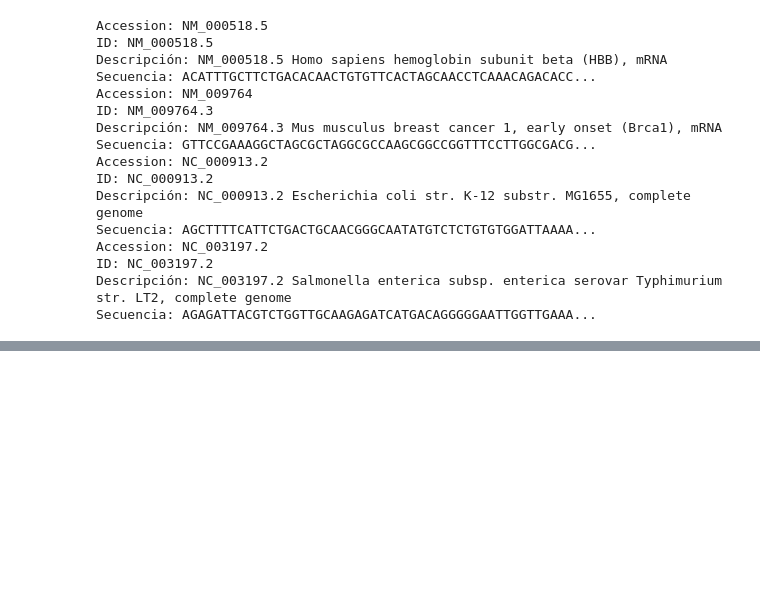
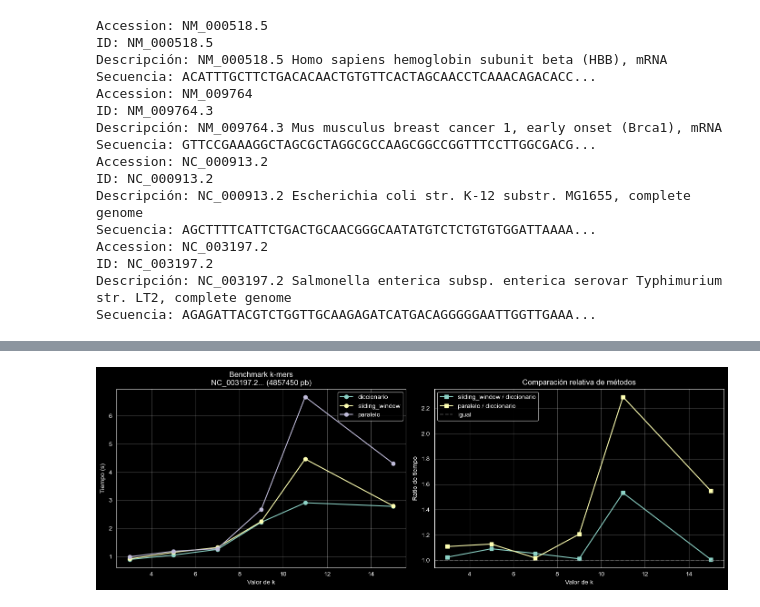
Before and after one commit to DiegoRivas1/bio-notebooks, a Jupyter notebook: 05_secuencias_kmers/notebook.ipynb, the cells around one changed output, grey strips where cells are left out. Saved outputs shown, nothing was run; the diff lists cells and outputs as text; code cells hidden in the pictures; blank space fills up the shorter version.

Commit message:
05 secuencias kmers uso de diccionariosapra leer las secuencias y 06 herramientas de bioinforamtica

```diff
--- a/05_secuencias_kmers/notebook.ipynb
+++ b/05_secuencias_kmers/notebook.ipynb
@@ -97,10 +97,10 @@ def fetch_fasta_from_ncbi(accession: str, email: str, save_path: Optional[str] =
 #Leer fasta
 def leer_fasta(filepath: str) -> tuple[str, str, str]:
     """Leemos un archivo FASTA y nos devuelve el ID, la descripción y la secuencia
-    Arguments:
+    Argumentos:
         filepath (str): Es la ruta al archivo FASTA
 
-    Returns:
+    Retorna:
         tuple[str, str, str]: ID, descripción y secuencia
     """
     with open(filepath, 'r') as file:
@@ -215,0 +397,16 @@ for nombre in nombres_secuencias:
+# %%
+# Ejemplo con metodo diccionario (es opr defecto)
+k = 3
+print("Ejemplo con k=",k," usando método diccionario:")
+seq_test = secuencias["ejemplo_labo"]
+counter_test = KmerCounter(secuencia=seq_test)
+kmers_test = counter_test.contar_kmers(k=3, metodo="diccionario")
+
+#print(f"Secuencia: {seq_test.id}")
+#print(f"Longitud: {seq_test.longitud} pb")
+print(seq_test)
+print(f"k-mers únicos: {len(kmers_test)}")
+print(f"\nTop 10 k-mers más frecuentes:")
+kmers_ordenados = sorted(kmers_test.items(), key=lambda x: x[1], reverse=True)
+for kmer, freq in kmers_ordenados[:10]:
+    print(f"  {kmer}: {freq} veces")
@@ -215,0 +587,61 @@ for nombre in nombres_secuencias:
+# %%
+print("Iniciamos benchmarking de metodos de conteo de k-mers...")
+
+secuencia_benchmark = secuencias["NC_003197.2"]
+valores_k = [3, 5, 7, 9, 11, 15]
+metodos = ["diccionario", "sliding_window", "paralelo"]
+
+resultados_benchmark = {metodo: [] for metodo in metodos}
+resumen_benchmark = []
+
+for k in valores_k:
+    print(f"Testando k={k}...")
+    counter = KmerCounter(secuencia=secuencia_benchmark)
+    referencia = None
+    for metodo in metodos:
+        inicio = time.perf_counter()
+        resultado = counter.contar_kmers(k=k, metodo=metodo)
+        tiempo_transcurrido = time.perf_counter() - inicio
+        resultados_benchmark[metodo].append(tiempo_transcurrido)
+        print(f"  {metodo}: {tiempo_transcurrido:.6f} segundos | únicos={len(resultado)}")
+        if referencia is None:
+            referencia = len(resultado)
+        elif len(resultado) != referencia:
+            print(f"  [Aviso] resultados distintos para k={k} con {metodo}")
+    resumen_benchmark.append({"k": k, **{m: resultados_benchmark[m][-1] for m in metodos}})
+
+print("\nBenchmarking completado.\n")
+
+plt.figure(figsize=(14, 5))
+plt.subplot(1, 2, 1)
+for metodo in metodos:
+    plt.plot(valores_k, resultados_benchmark[metodo], marker='o', label=metodo)
+plt.xlabel("Valor de k")
+plt.ylabel("Tiempo (s)")
+plt.title(f"Benchmark k-mers\n{secuencia_benchmark.id[:20]}... ({secuencia_benchmark.longitud} pb)")
+plt.legend()
+plt.grid(True, alpha=0.3)
+
+plt.subplot(1, 2, 2)
+for metodo in ["sliding_window", "paralelo"]:
+    ratio = [resultados_benchmark[metodo][i] / resultados_benchmark["diccionario"][i] for i in range(len(valores_k))]
+    plt.plot(valores_k, ratio, marker='s', label=f'{metodo} / diccionario')
+plt.axhline(y=1, color='gray', linestyle='--', alpha=0.5, label='igual')
+plt.xlabel("Valor de k")
+plt.ylabel("Ratio de tiempo")
+plt.title("Comparación relativa de métodos")
+plt.legend()
+plt.grid(True, alpha=0.3)
+plt.tight_layout()
+plt.show()
+
+print("Estadísticas del benchmarking:\n")
+for metodo in metodos:
+    tiempos = resultados_benchmark[metodo]
+    print(f"{metodo.upper()}:")
+    print(f"  Tiempo mínimo: {min(tiempos):.6f} s")
+    print(f"  Tiempo máximo: {max(tiempos):.6f} s")
+    print(f"  Tiempo promedio: {np.mean(tiempos):.6f} s")
+    print(f"  Desviación estándar: {np.std(tiempos):.6f} s")
+    print()
+# %% [output]
@@ -215,0 +665 @@ for nombre in nombres_secuencias:
+[figure, added]
```
Also changed, not shown: parts of 22 cells of this notebook, 19 other files.
